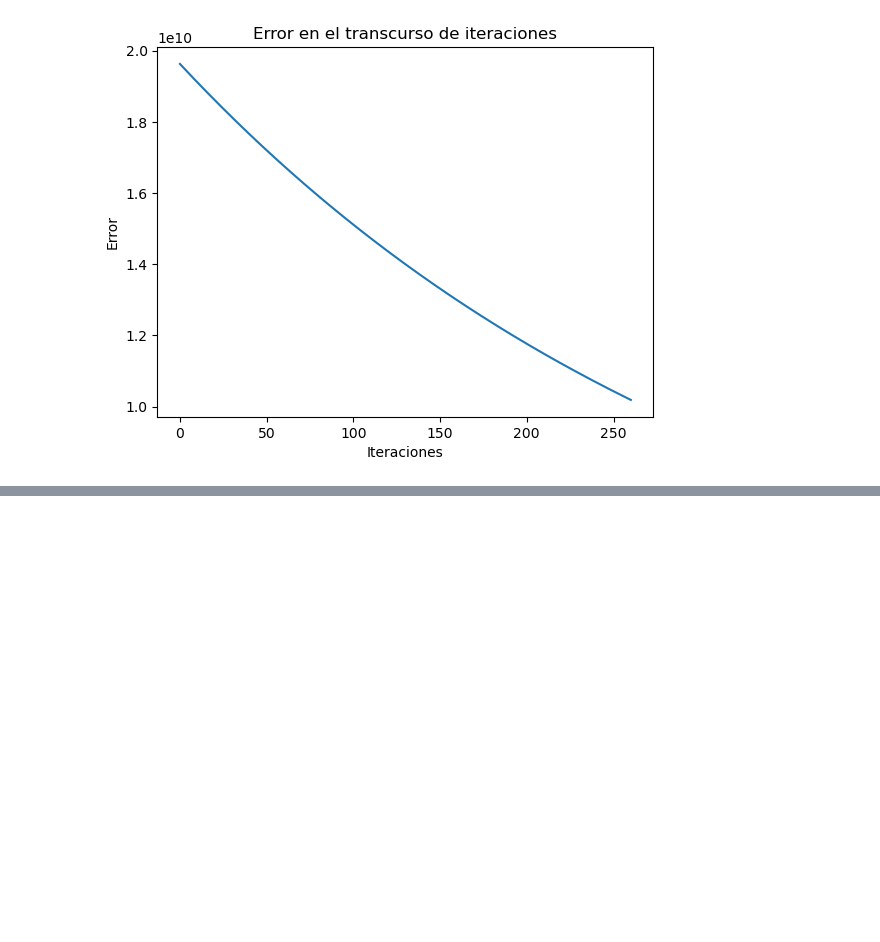
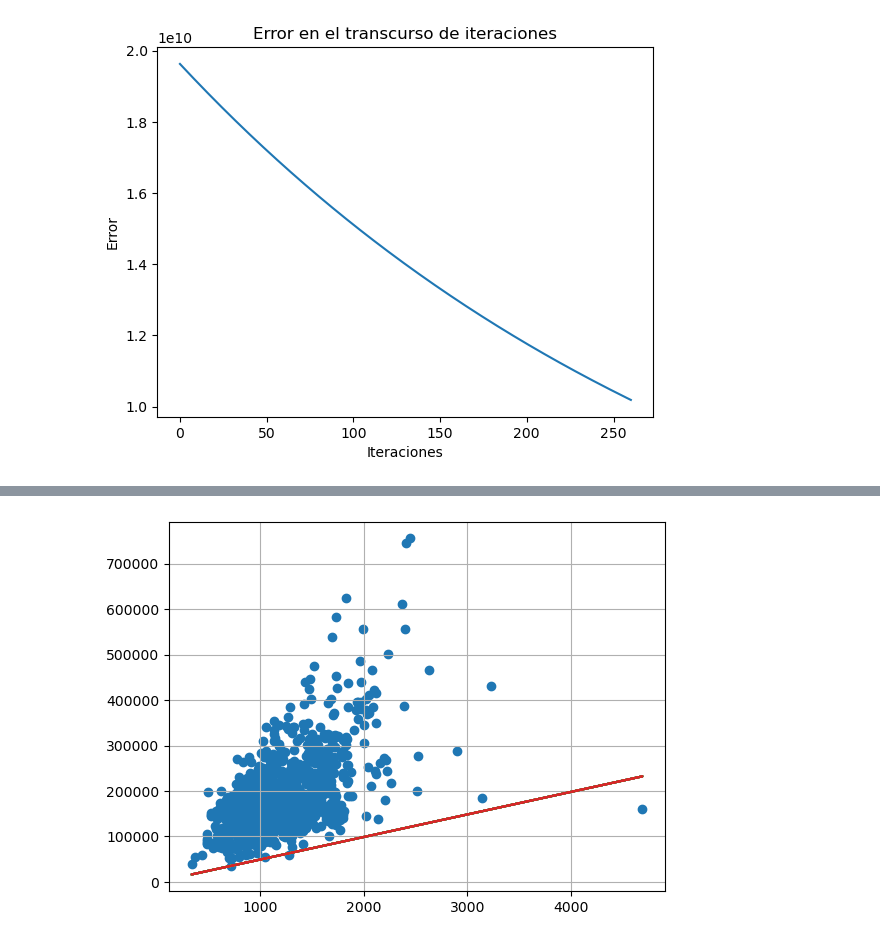
Before and after one commit to fhprime/Proyecto-Ciencia-de-Datos-FH-18003299, a Jupyter notebook: Proyecto Data Science Python FH 18003299.ipynb, the cells around one changed output, grey strips where cells are left out. Saved outputs shown, nothing was run; the diff lists cells and outputs as text; code cells hidden in the pictures; blank space fills up the shorter version.

```diff
--- a/Proyecto Data Science Python FH 18003299.ipynb
+++ b/Proyecto Data Science Python FH 18003299.ipynb
@@ -308,0 +320,4 @@ Modelo2.graph_error_time()
+# %%
+Modelo2.graph_models_time(20)
+# %% [output]
+[figure, added]
```
Also changed, not shown: parts of 3 cells of this notebook.
